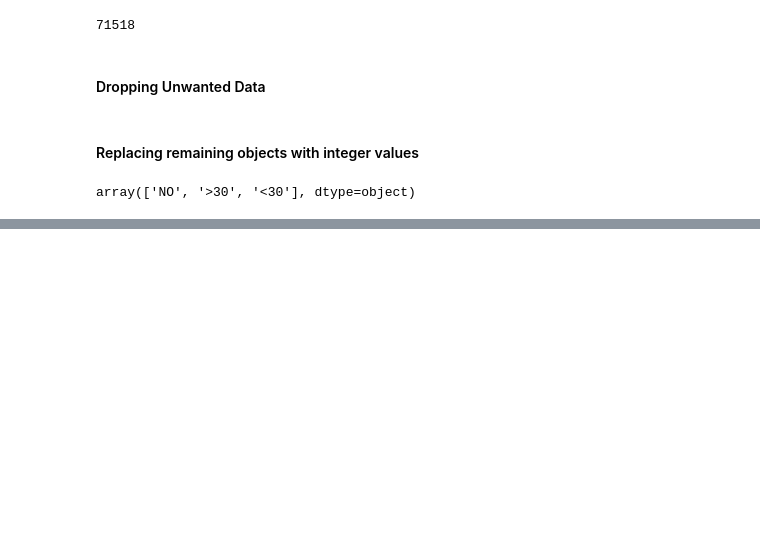
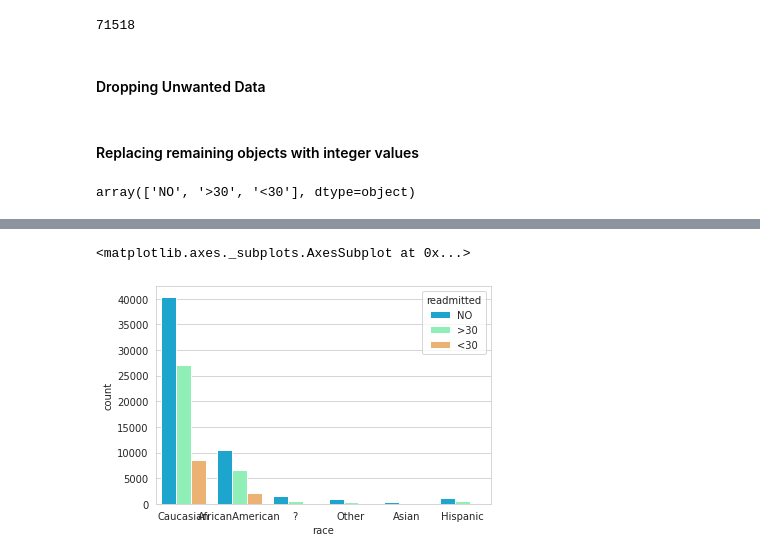
Before and after one commit to Clever-Lazinezz/NoteBook, a Jupyter notebook: Mini_Project_4.ipynb, the cells around one changed output, grey strips where cells are left out. Drawn from its saved outputs; the diff is of its cells as text; code cells hidden in the pictures; blank space fills up the shorter version.

```diff
--- a/Mini_Project_4.ipynb
+++ b/Mini_Project_4.ipynb
@@ -207,0 +220,8 @@ Name: race, dtype: int64
+# %%
+# Most of the data is of Caucasians
+# African Americans and Caucasians have a similar readmittance pattern
+sns.set_style('whitegrid')
+sns.countplot(x='race', hue='readmitted', data=df, palette='rainbow')
+# %% [output]
+<matplotlib.axes._subplots.AxesSubplot at 0x...>
+[figure, added]
```
Also changed, not shown: parts of 44 cells of this notebook.
